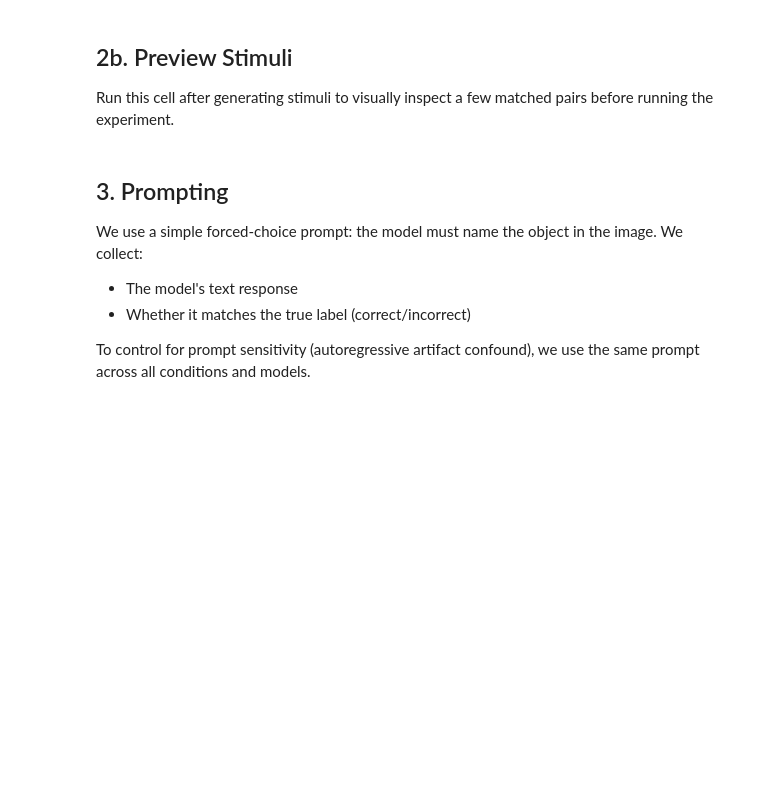
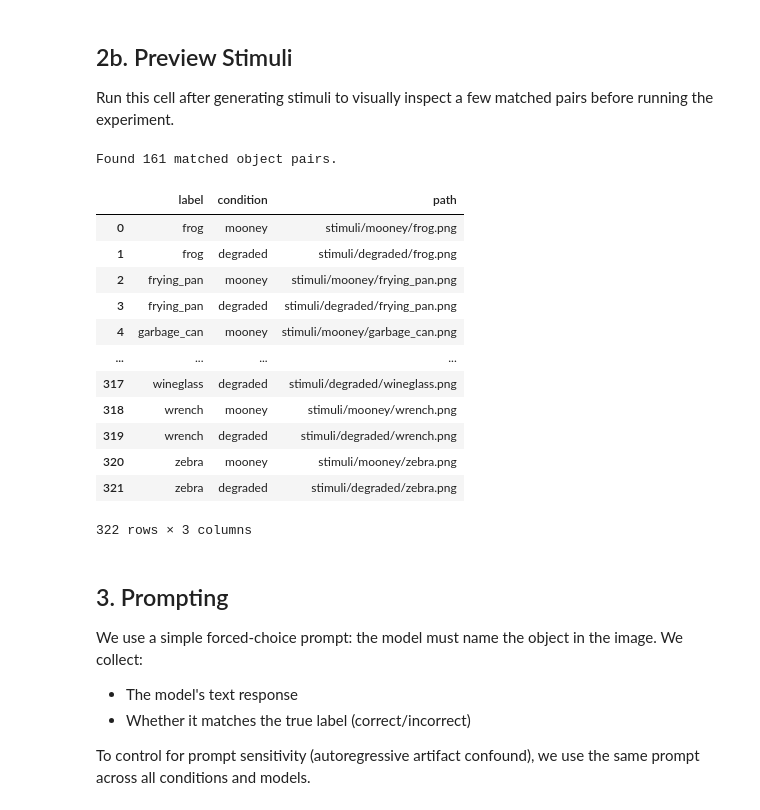
Before and after one commit to hayafaisalbugshan/feedforward-vision-vlms, a Jupyter notebook: experiment.ipynb, the cells around one changed output. Saved outputs shown, nothing was run; the diff lists cells and outputs as text; code cells hidden in the pictures; blank space fills up the shorter version.

```diff
--- a/experiment.ipynb
+++ b/experiment.ipynb
@@ -99,35 +103,50 @@ def load_stimuli(mooney_dir="stimuli/mooney", degraded_dir="stimuli/degraded"):
     mooney_files = {os.path.splitext(f)[0]: f for f in os.listdir(mooney_dir)
                     if f.lower().endswith(('.png', '.jpg', '.jpeg'))}
     degraded_files = {os.path.splitext(f)[0]: f for f in os.listdir(degraded_dir)
                       if f.lower().endswith(('.png', '.jpg', '.jpeg'))}
 
     matched_labels = set(mooney_files.keys()) & set(degraded_files.keys())
     print(f"Found {len(matched_labels)} matched object pairs.")
 
     for label in sorted(matched_labels):
         stimuli.append({
             "label": label,
             "condition": "mooney",
             "path": os.path.join(mooney_dir, mooney_files[label])
         })
         stimuli.append({
             "label": label,
             "condition": "degraded",
             "path": os.path.join(degraded_dir, degraded_files[label])
         })
 
     return stimuli
 
 
 def encode_image(path):
     """Encode image to base64 string for API."""
     with open(path, "rb") as f:
         return base64.b64encode(f.read()).decode("utf-8")
 
 
 # Preview stimuli list (requires images to be in place)
-# stimuli = load_stimuli()
-# pd.DataFrame(stimuli)
+stimuli = load_stimuli()
+pd.DataFrame(stimuli)
+# %% [output]
+Found 161 matched object pairs.
+|  | label | condition | path |
+| 0 | frog | mooney | stimuli/mooney/frog.png |
+| 1 | frog | degraded | stimuli/degraded/frog.png |
+| 2 | frying_pan | mooney | stimuli/mooney/frying_pan.png |
+| 3 | frying_pan | degraded | stimuli/degraded/frying_pan.png |
+| 4 | garbage_can | mooney | stimuli/mooney/garbage_can.png |
+| ... | ... | ... | ... |
+| 317 | wineglass | degraded | stimuli/degraded/wineglass.png |
+| 318 | wrench | mooney | stimuli/mooney/wrench.png |
+| 319 | wrench | degraded | stimuli/degraded/wrench.png |
+| 320 | zebra | mooney | stimuli/mooney/zebra.png |
+| 321 | zebra | degraded | stimuli/degraded/zebra.png |
+322 rows × 3 columns
 # %% [markdown]
 ## 3. Prompting
 
```
Also changed, not shown: parts of 2 cells of this notebook.
